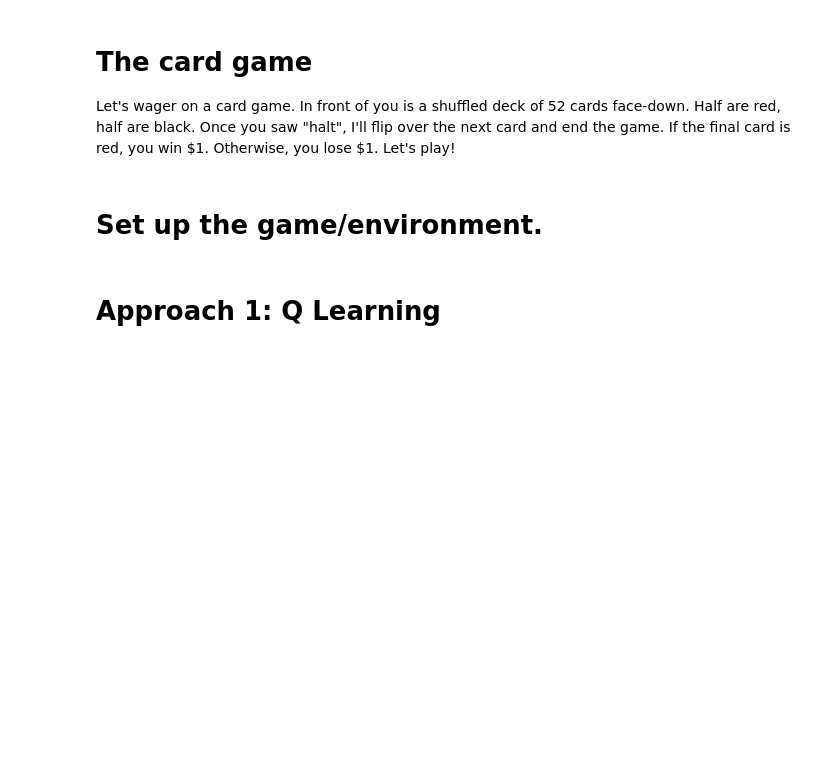
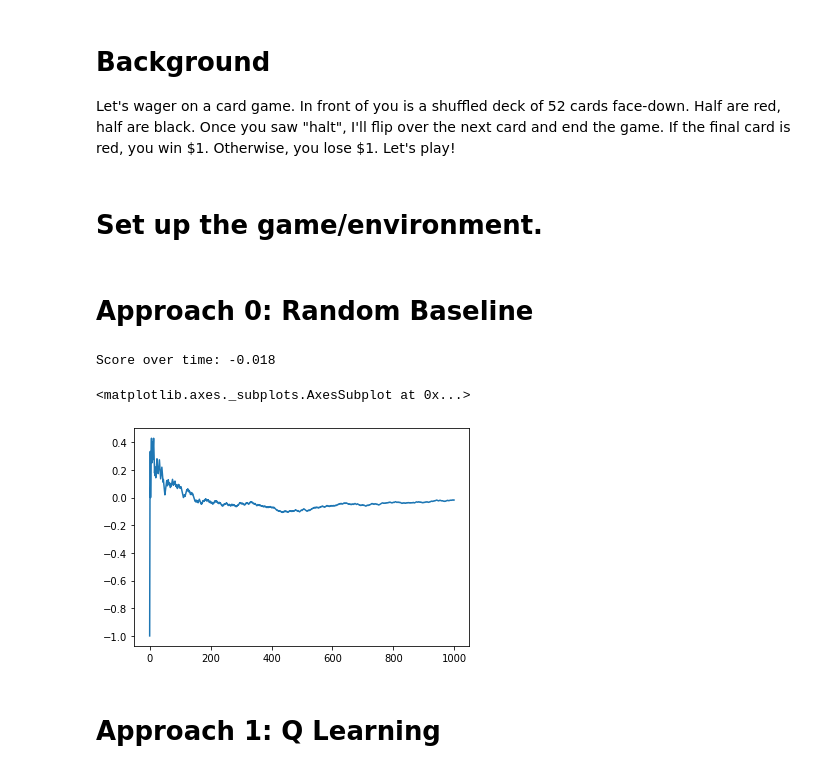
Before and after one commit to cjqian/flappy, a Jupyter notebook: card_game.ipynb, the cells around one changed output. Cells and saved outputs as stored; diff of their text form; code cells hidden in the pictures; blank space fills up the shorter version.

Commit message:
Check in final card game writeup.

```diff
--- a/card_game.ipynb
+++ b/card_game.ipynb
@@ -1,7 +1,7 @@
 # %% [markdown]
 <a href="https://colab.research.google.com/github/cjqian/flappy/blob/master/card_game.ipynb" target="_parent"><img src="https://colab.research.google.com/assets/colab-badge.svg" alt="Open In Colab"/></a>
 # %% [markdown]
-# The card game
+# Background
 
 Let's wager on a card game. In front of you is a shuffled deck of 52 cards face-down. Half are red, half are black. Once you saw "halt", I'll flip over the next card and end the game. If the final card is red, you win \$1. Otherwise, you lose \$1. Let's play!
 # %%
@@ -36,17 +39,57 @@ class Environment():
     done = False
     if len(self._deck) == 1 or action == ACTION_STOP:
       done = True
-
     card = self._deck.pop()
     self._dealt_cards.append(card)
-
     reward = 0
 
   # The rewards are $1 if we win, -$1 if we lost,
   # or $0 if the game has not ended.
     if done:
       reward = 1 if card == CARD_RED else -1
-    return (self._dealt_cards, reward, done)
+    return (self.get_n_red_black_state(), reward, done)
+
+  def get_full_state(self):
+    return self._dealt_cards
+
+  def get_n_red_black_state(self):
+    n_red = len([x for x in self._dealt_cards if x == CARD_RED])
+    n_black = len(self._dealt_cards) - n_red
+    return [n_red, n_black]
+# %% [markdown]
+# Approach 0: Random Baseline
+# %%
+RANDOM_REWARDS = []
+
+total_episodes = 1000
+for episode in range(1, total_episodes+ 1):
+    if (episode % 10000) == 0:
+        print("Progress: {} ({})".format(round((episode + 0.0)/total_episodes, 4),
+                                         round(sum(rewards) / len(rewards), 4)))
+    # Reset the environment
+    env = Environment()
+    state, reward, done = env.step(ACTION_GO)
+    step = 0
+    total_rewards = 0
+
+    while not done:
+        action = random.randint(0, 1)
+
+        # Take the action (a) and observe the outcome state(s') and reward (r)
+        new_state, reward, done = env.step(action)
+        total_rewards += reward
+
+    # Reduce epsilon (because we need less and less exploration)
+    RANDOM_REWARDS.append(total_rewards)
+
+print ("Score over time: " +  str(sum(RANDOM_REWARDS)/total_episodes))
+
+# Plot learning.
+pd.Series(RANDOM_REWARDS).expanding().mean().plot()
+# %% [output]
+Score over time: -0.018
+<matplotlib.axes._subplots.AxesSubplot at 0x...>
+[figure, added]
 # %% [markdown]
 # Approach 1: Q Learning
 # %%
```
Also changed, not shown: parts of 12 cells of this notebook.
